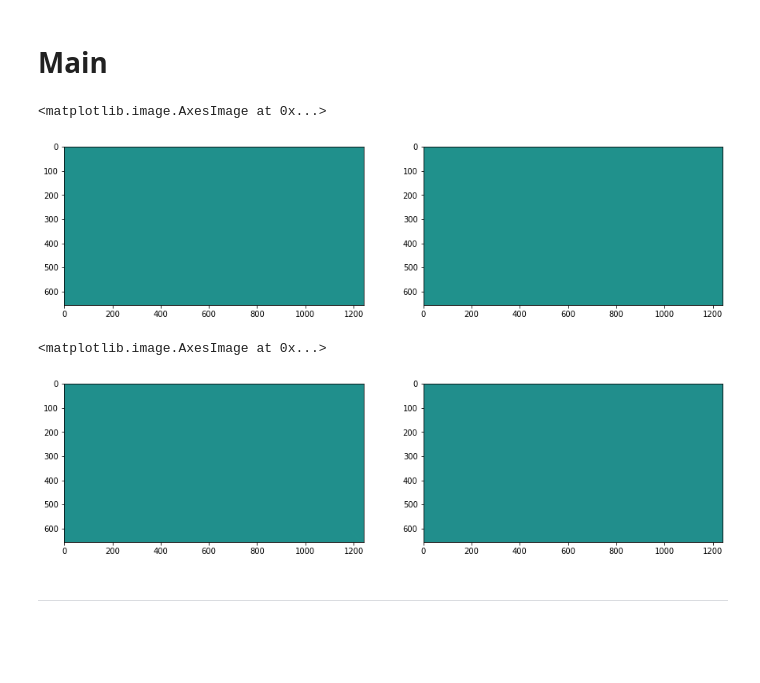
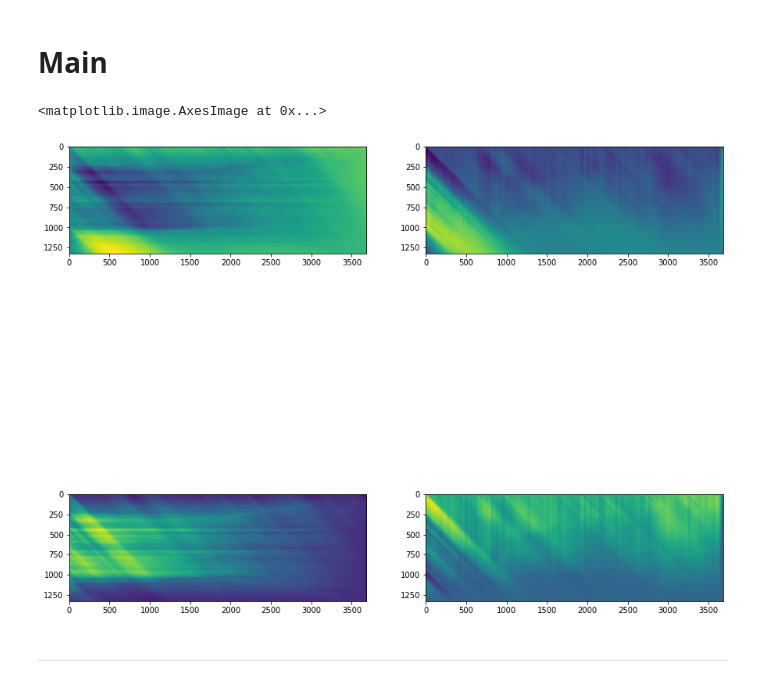
Before and after one commit to TheOceanPony/Panorama_TRWS, a Jupyter notebook: TRWS panorama stiching.ipynb, the cells around one changed output. Drawn from its saved outputs; the diff is of its cells as text; code cells hidden in the pictures; blank space fills up the shorter version.

```diff
--- a/TRWS panorama stiching.ipynb
+++ b/TRWS panorama stiching.ipynb
@@ -20,9 +20,9 @@ import matplotlib.pyplot as plt
 # %% [markdown]
 ## Initialize
 # %%
-img1 = imread("1.png")
-img2 = imread("2.png")
-img3 = imread("3.png")
+img1 = imread("imgs/3/1.png")
+img2 = imread("imgs/3/2.png")
+img3 = imread("imgs/3/3.png")
 IMGS = np.array([img1.astype(np.float32), img2.astype(np.float32), img3.astype(np.float32)])
 # %%
 fig = plt.figure(figsize=(15, 12))
@@ -162,6 +163,8 @@ def initDR(D, R, C):
                         if foo < best_score:
                             best_score = foo
                     R[y,x,c] = best_score
+
+    return D, R
 # %%
 Phi = np.zeros((len(N), len(C)))
 # %%
@@ -171,7 +174,7 @@ R = np.zeros((h, w, len(C)), dtype=np.float64)
 L = np.zeros((h, w, len(C)), dtype=np.float64)
 U = np.zeros((h, w, len(C)), dtype=np.float64)
 # %%
-initDR(D, R, C)
+D, R = initDR(D, R, C)
 # %% [markdown]
 ---
 # %% [markdown]
@@ -273,2 +253,3 @@ def backwardpass(L, U, R, D, Phi, C):
 # %%
-forwardpass(L, U, R, D, Phi, C)
+for it in range(0,20):
+    L, U, R, D, Phi = iteration(L, U, R, D, Phi, C)
@@ -277,21 +256,16 @@ backwardpass(L, U, R, D, Phi, C)
 # %%
 fig = plt.figure(figsize=(15, 15))
-fig.add_subplot(1, 2, 1)
+fig.add_subplot(2, 2, 1)
 plt.imshow(L[:,:,0])
-fig.add_subplot(1, 2, 2)
+fig.add_subplot(2, 2, 2)
 plt.imshow(U[:,:,0])
+fig.add_subplot(2, 2, 3)
+plt.imshow(R[:,:,0])
+fig.add_subplot(2, 2, 4)
+plt.imshow(D[:,:,0])
 # %% [output]
 <matplotlib.image.AxesImage at 0x...>
-[figure, old version]
+[figure, new version]
-# %%
-fig = plt.figure(figsize=(15, 15))
-fig.add_subplot(1, 2, 1)
-plt.imshow(R[:,:,0])
-fig.add_subplot(1, 2, 2)
-plt.imshow(D[:,:,0])
-# %% [output]
-<matplotlib.image.AxesImage at 0x...>
-[figure, removed]
 # %% [markdown]
 ---
 # %% [markdown]
```
Also changed, not shown: parts of 12 cells of this notebook.
